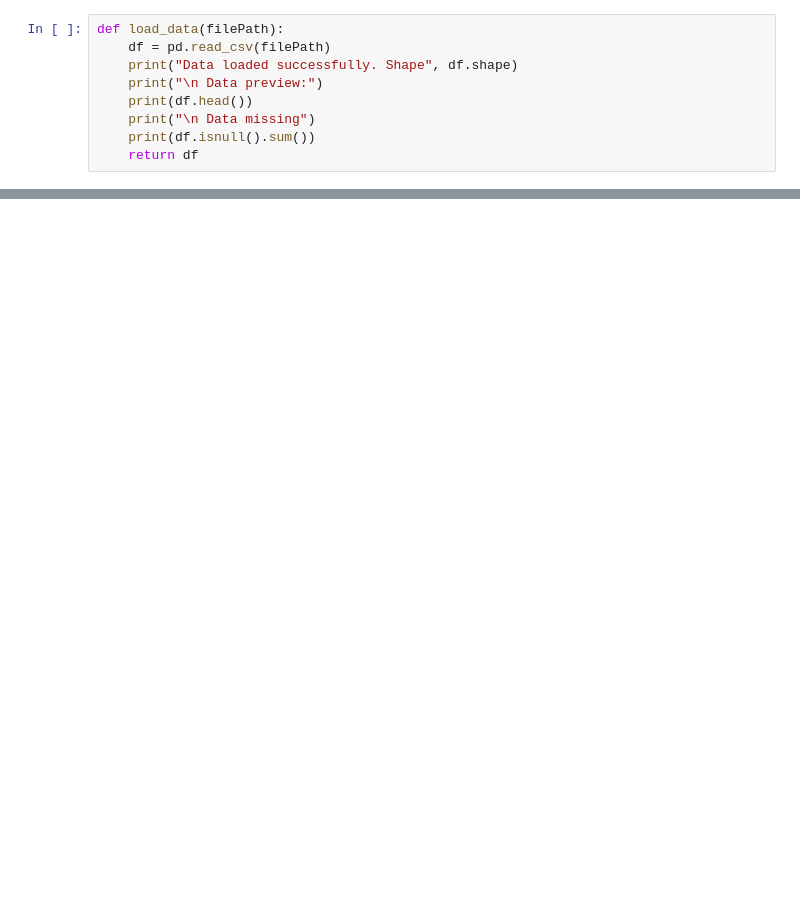
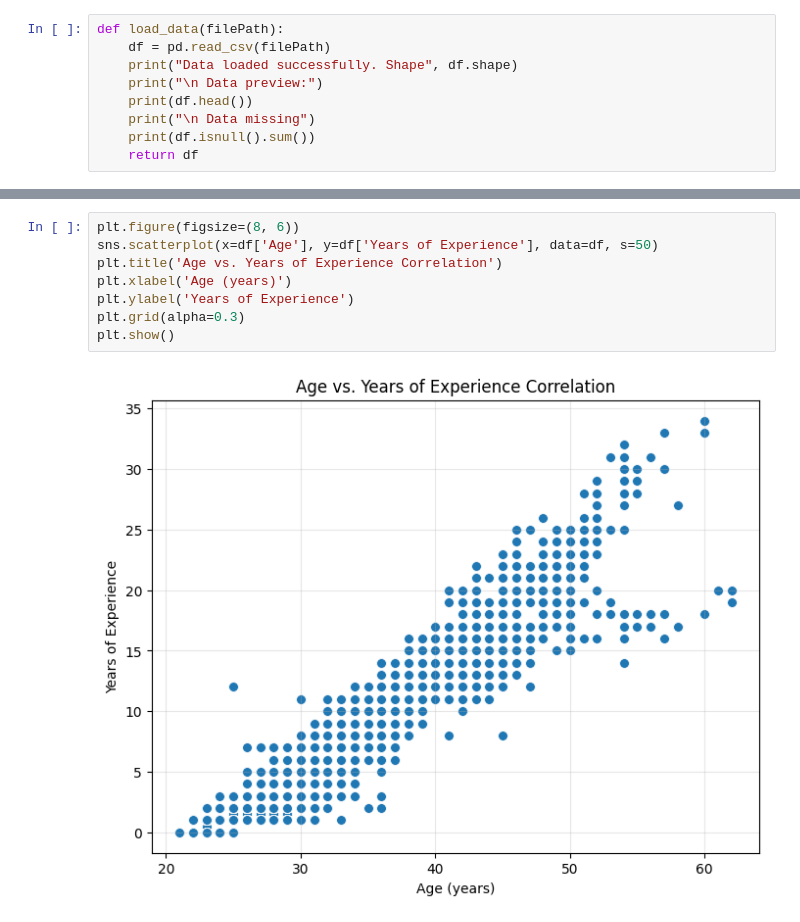
Before and after one commit to khaldon/salary-ml-prediction, a Jupyter notebook: salary-ml.ipynb, the cells around one changed output, grey strips where cells are left out. Saved outputs shown, nothing was run; the diff lists cells and outputs as text; blank space fills up the shorter version.

```diff
--- a/salary-ml.ipynb
+++ b/salary-ml.ipynb
@@ -50,0 +88,10 @@ dtype: int64
+# %%
+plt.figure(figsize=(8, 6))
+sns.scatterplot(x=df['Age'], y=df['Years of Experience'], data=df, s=50)
+plt.title('Age vs. Years of Experience Correlation')
+plt.xlabel('Age (years)')
+plt.ylabel('Years of Experience')
+plt.grid(alpha=0.3)
+plt.show()
+# %% [output]
+[figure, added]
```
Also changed, not shown: parts of 22 cells of this notebook, 2 other files.
